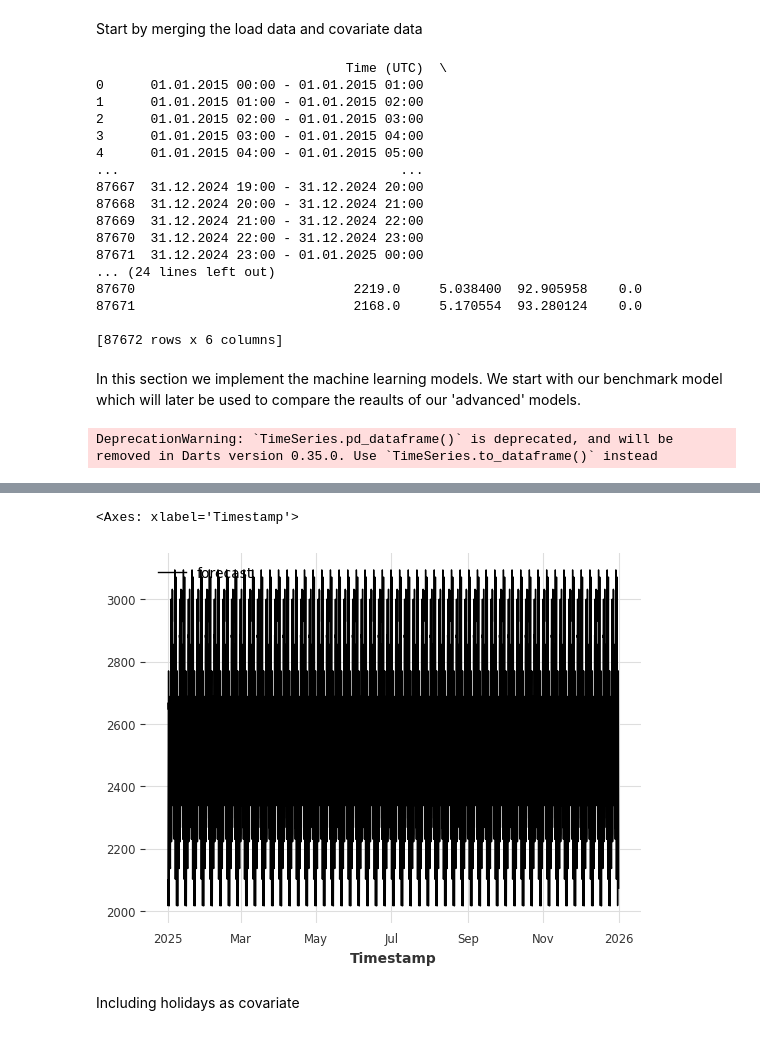
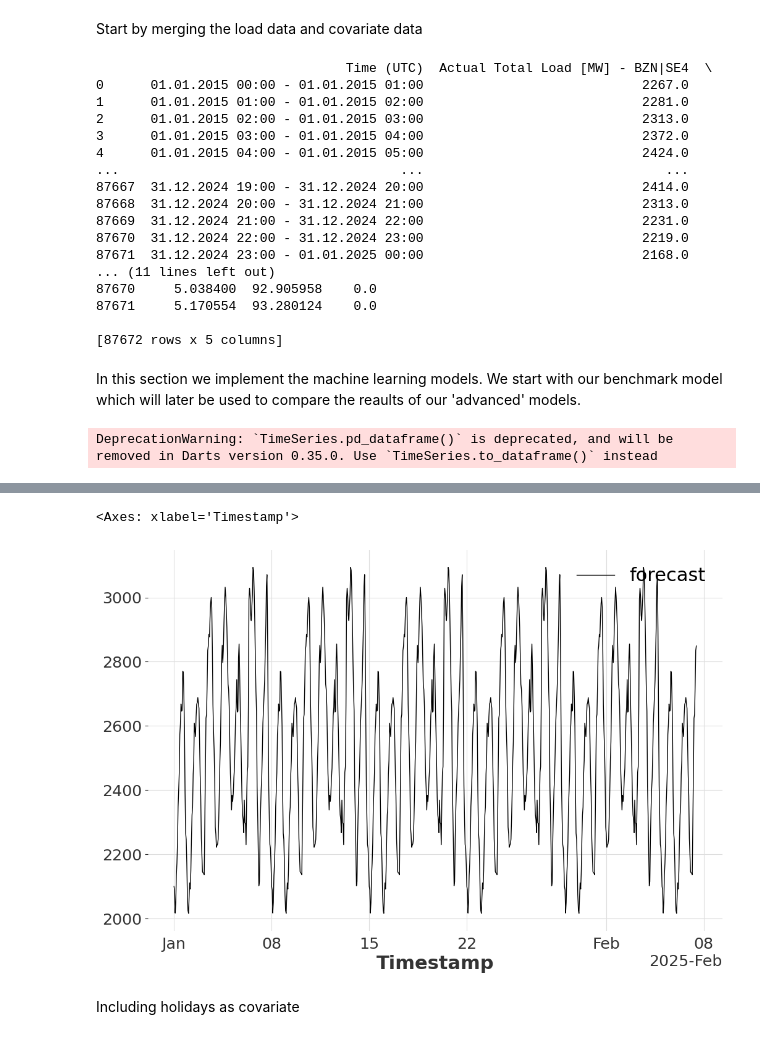
Before and after one commit to fk1603/Load-Forecasting, a Jupyter notebook: main.ipynb, the cells around one changed output, grey strips where cells are left out. Drawn from its saved outputs; the diff is of its cells as text; code cells hidden in the pictures.

```diff
--- a/main.ipynb
+++ b/main.ipynb
@@ -9,7 +9,8 @@ import numpy as np
 import pandas as pd
 import matplotlib.pyplot as plt
 
-plt.figure(figsize=(12, 6))
+plt.rcParams['figure.figsize'] = [12, 8]
+plt.rcParams.update({'font.size': 22})
 # %%
 # Read processed load data
 base_dir = os.getcwd()
@@ -32,29 +33,30 @@ solar_file_path = os.path.join(base_dir, 'weighted_avg_solar.csv')
 avg_solar_data = pd.read_csv(solar_file_path)
 #print(avg_solar_data.head())
 
+load_data.drop('Day-ahead Total Load Forecast [MW] - BZN|SE4', axis=1, inplace=True)
 data = load_data.copy()
 data['temperature'] = avg_temperature_data['weighted_avg'].values
 data['humidity'] = avg_humidity_data['weighted_avg'].values
 data['solar'] = avg_solar_data['weighted_avg'].values
 print(data)
 # %% [output]
-                                Time (UTC)  \
-0      01.01.2015 00:00 - 01.01.2015 01:00
-1      01.01.2015 01:00 - 01.01.2015 02:00
-2      01.01.2015 02:00 - 01.01.2015 03:00
-3      01.01.2015 03:00 - 01.01.2015 04:00
-4      01.01.2015 04:00 - 01.01.2015 05:00
-...                                    ...
-87667  31.12.2024 19:00 - 31.12.2024 20:00
-87668  31.12.2024 20:00 - 31.12.2024 21:00
-87669  31.12.2024 21:00 - 31.12.2024 22:00
-87670  31.12.2024 22:00 - 31.12.2024 23:00
-87671  31.12.2024 23:00 - 01.01.2025 00:00
-... (24 lines left out)
-87670                            2219.0     5.038400  92.905958    0.0
-87671                            2168.0     5.170554  93.280124    0.0
+                                Time (UTC)  Actual Total Load [MW] - BZN|SE4  \
+0      01.01.2015 00:00 - 01.01.2015 01:00                            2267.0
+1      01.01.2015 01:00 - 01.01.2015 02:00                            2281.0
+2      01.01.2015 02:00 - 01.01.2015 03:00                            2313.0
+3      01.01.2015 03:00 - 01.01.2015 04:00                            2372.0
+4      01.01.2015 04:00 - 01.01.2015 05:00                            2424.0
+...                                    ...                               ...
+87667  31.12.2024 19:00 - 31.12.2024 20:00                            2414.0
+87668  31.12.2024 20:00 - 31.12.2024 21:00                            2313.0
+87669  31.12.2024 21:00 - 31.12.2024 22:00                            2231.0
+87670  31.12.2024 22:00 - 31.12.2024 23:00                            2219.0
+87671  31.12.2024 23:00 - 01.01.2025 00:00                            2168.0
+... (11 lines left out)
+87670     5.038400  92.905958    0.0
+87671     5.170554  93.280124    0.0
 
-[87672 rows x 6 columns]
+[87672 rows x 5 columns]
 # %% [markdown]
 In this section we implement the machine learning models. We start with our benchmark model which will later be used to compare the reaults of our 'advanced' models.
 # %%
@@ -82,7 +84,7 @@ series = TimeSeries.from_series(forecast_data)
 
 model = NaiveSeasonal(K=168) # weekly seasonality
 model.fit(series)
-pred = model.predict(8760) # change this to number of hours to be plotted
+pred = model.predict(900) # change this to number of hours to be plotted
 print(pred.pd_dataframe())
 pred.plot(label="forecast", lw=1)
 # %% [output]
@@ -105,5 +107,5 @@ Timestamp
 <Axes: xlabel='Timestamp'>
-[figure, old version]
+[figure, new version]
 # %% [markdown]
 Including holidays as covariate
 # %%
```
Also changed, not shown: parts of 5 cells of this notebook, 1 other file.
